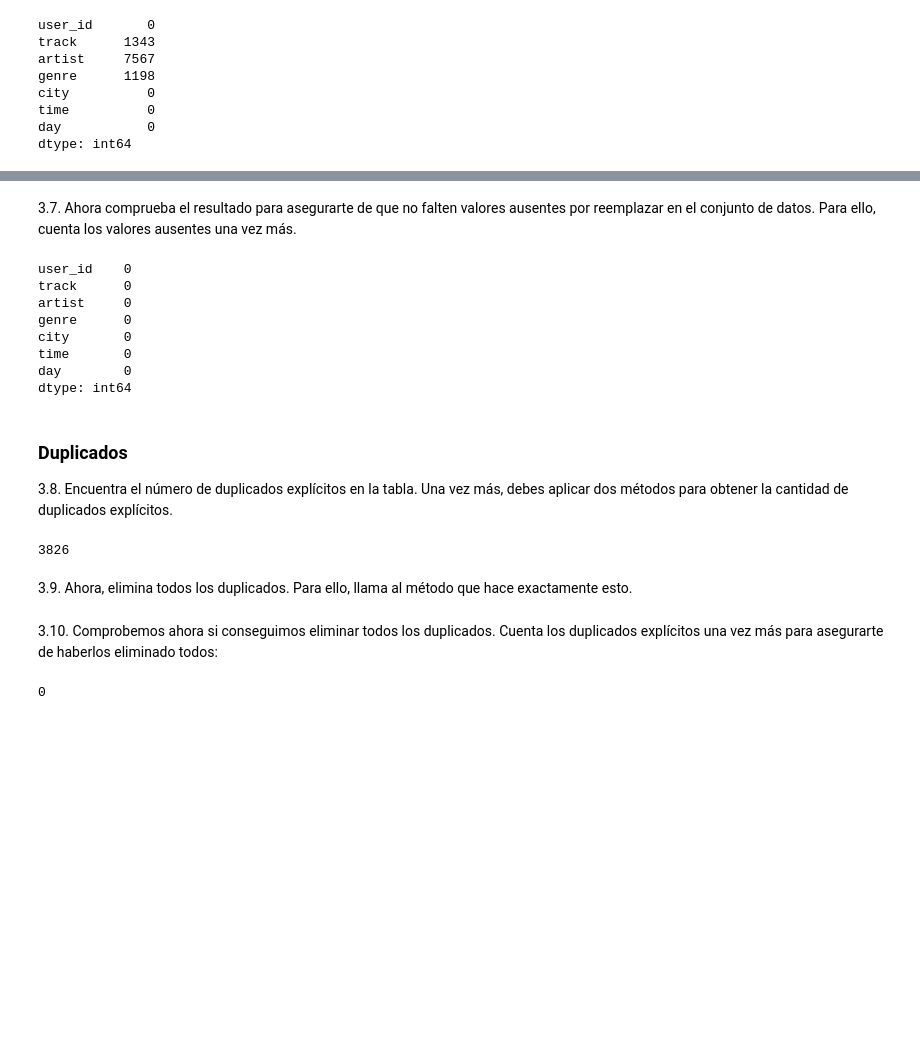
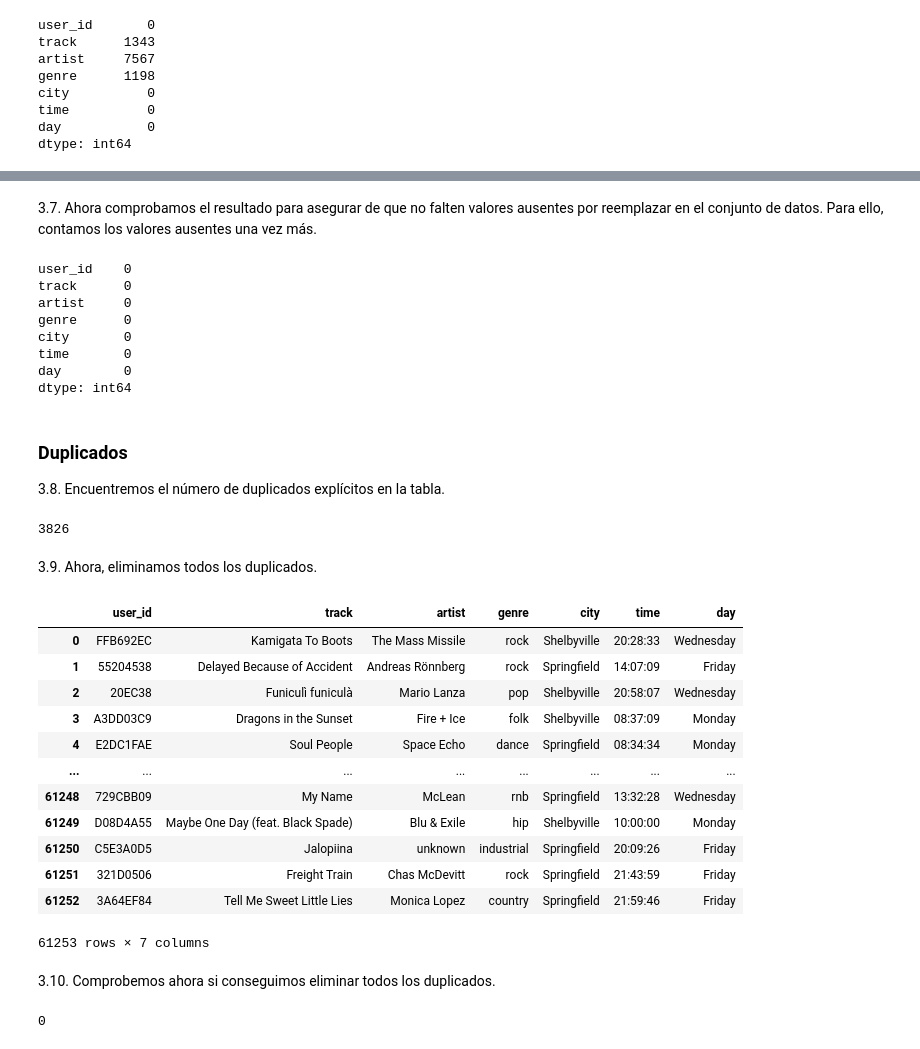
Before and after one commit to PabloHermun/music_listening, a Jupyter notebook: BP_project_template_ES_updated.ipynb, the cells around one changed output, grey strips where cells are left out. Cells and saved outputs as stored; diff of their text form; code cells hidden in the pictures; blank space fills up the shorter version.

```diff
--- a/BP_project_template_ES_updated.ipynb
+++ b/BP_project_template_ES_updated.ipynb
@@ -188,5 +188,5 @@ columns_to_replace = ['track', 'artist', 'genre']
 for column in columns_to_replace:
     df[column].fillna('unknown', inplace=True)
 # %% [markdown]
-3.7. Ahora comprueba el resultado para asegurarte de que no falten valores ausentes por reemplazar en el conjunto de datos. Para ello, cuenta los valores ausentes una vez más.
+3.7. Ahora comprobamos el resultado para asegurar de que no falten valores ausentes por reemplazar en el conjunto de datos. Para ello, contamos los valores ausentes una vez más.
 # %%
@@ -203,5 +203,5 @@ day        0
 dtype: int64
 # %% [markdown]
 ### Duplicados <a id='duplicates'></a>
-3.8. Encuentra el número de duplicados explícitos en la tabla. Una vez más, debes aplicar dos métodos para obtener la cantidad de duplicados explícitos.
+3.8. Encuentremos el número de duplicados explícitos en la tabla.
 # %%
@@ -210,11 +210,26 @@ df.duplicated().sum()
 # %% [output]
 3826
 # %% [markdown]
-3.9. Ahora, elimina todos los duplicados. Para ello, llama al método que hace exactamente esto.
+3.9. Ahora, eliminamos todos los duplicados.
 # %%
-# Elimina los duplicados explícitos
+# Eliminar los duplicados explícitos
 df.drop_duplicates(inplace=True)
+df.reset_index(drop=True) # Reiniciamos el índice para tener un orden adecuado
 #df.info()
+# %% [output]
+|  | user_id | track | artist | genre | city | time | day |
+| 0 | FFB692EC | Kamigata To Boots | The Mass Missile | rock | Shelbyville | 20:28:33 | Wednesday |
+| 1 | 55204538 | Delayed Because of Accident | Andreas Rönnberg | rock | Springfield | 14:07:09 | Friday |
+| 2 | 20EC38 | Funiculì funiculà | Mario Lanza | pop | Shelbyville | 20:58:07 | Wednesday |
+| 3 | A3DD03C9 | Dragons in the Sunset | Fire + Ice | folk | Shelbyville | 08:37:09 | Monday |
+| 4 | E2DC1FAE | Soul People | Space Echo | dance | Springfield | 08:34:34 | Monday |
+| ... | ... | ... | ... | ... | ... | ... | ... |
+| 61248 | 729CBB09 | My Name | McLean | rnb | Springfield | 13:32:28 | Wednesday |
+| 61249 | D08D4A55 | Maybe One Day (feat. Black Spade) | Blu & Exile | hip | Shelbyville | 10:00:00 | Monday |
+| 61250 | C5E3A0D5 | Jalopiina | unknown | industrial | Springfield | 20:09:26 | Friday |
+| 61251 | 321D0506 | Freight Train | Chas McDevitt | rock | Springfield | 21:43:59 | Friday |
+| 61252 | 3A64EF84 | Tell Me Sweet Little Lies | Monica Lopez | country | Springfield | 21:59:46 | Friday |
+61253 rows × 7 columns
 # %% [markdown]
-3.10. Comprobemos ahora si conseguimos eliminar todos los duplicados. Cuenta los duplicados explícitos una vez más para asegurarte de haberlos eliminado todos:
+3.10. Comprobemos ahora si conseguimos eliminar todos los duplicados.
 # %%
```
Also changed, not shown: parts of 41 cells of this notebook.
